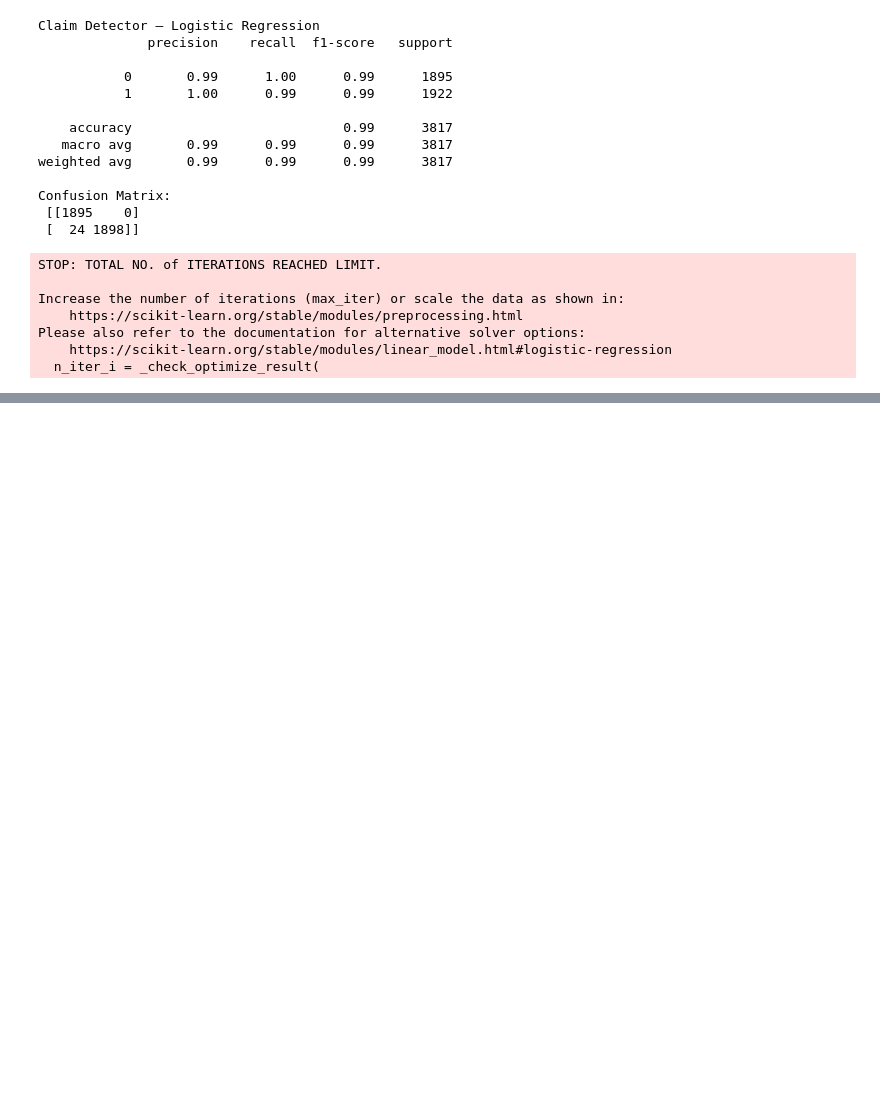
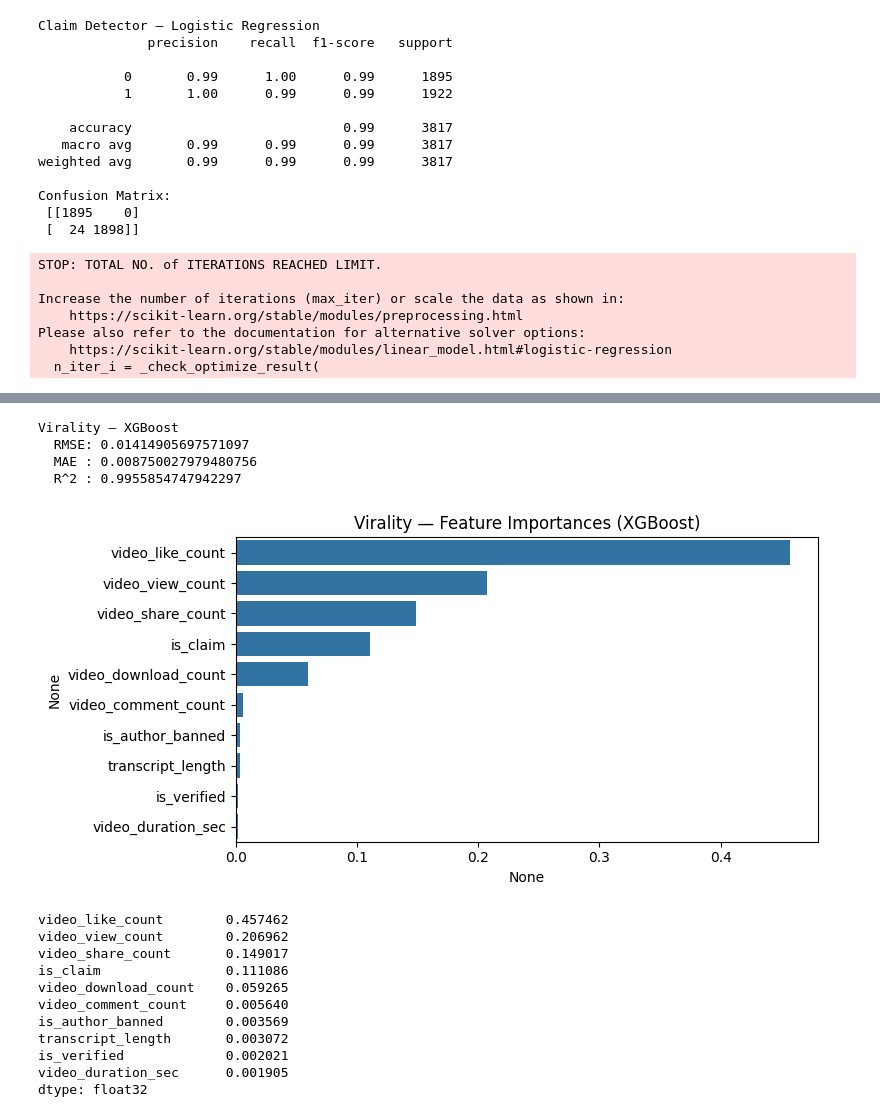
Before and after one commit to KrishaVeera/CreatorPilot, a Jupyter notebook: Tiktok_Model.ipynb, the cells around one changed output, grey strips where cells are left out. Saved outputs shown, nothing was run; the diff lists cells and outputs as text; code cells hidden in the pictures; blank space fills up the shorter version.

```diff
--- a/Tiktok_Model.ipynb
+++ b/Tiktok_Model.ipynb
@@ -661,0 +840,46 @@ Note: this task is probably very easy — maybe “opinion” rows have distinct
+# %%
+# -------------------------------
+# 1) Virality — XGBRegressor
+# -------------------------------
+xgb_reg = XGBRegressor(
+    n_estimators=500,
+    max_depth=6,
+    learning_rate=0.05,
+    subsample=0.8,
+    colsample_bytree=0.8,
+    random_state=42,
+    n_jobs=-1,
+    reg_lambda=1.0,
+    tree_method="hist")
+xgb_reg.fit(X_reg_train, y_reg_train)
+y_reg_pred_xgb = xgb_reg.predict(X_reg_test)
+
+print("Virality — XGBoost")
+print("  RMSE:", mean_squared_error(y_reg_test, y_reg_pred_xgb, squared=False))
+print("  MAE :", mean_absolute_error(y_reg_test, y_reg_pred_xgb))
+print("  R^2 :", r2_score(y_reg_test, y_reg_pred_xgb))
+
+# Feature importance
+imp_reg = pd.Series(xgb_reg.feature_importances_, index=X_reg_train.columns).sort_values(ascending=False)
+plt.figure(figsize=(8,4))
+sns.barplot(x=imp_reg, y=imp_reg.index)
+plt.title("Virality — Feature Importances (XGBoost)")
+plt.tight_layout(); plt.show()
+print(imp_reg)
+# %% [output]
+Virality — XGBoost
+  RMSE: 0.01414905697571097
+  MAE : 0.008750027979480756
+  R^2 : 0.9955854747942297
+[figure, added]
+video_like_count        0.457462
+video_view_count        0.206962
+video_share_count       0.149017
+is_claim                0.111086
+video_download_count    0.059265
+video_comment_count     0.005640
+is_author_banned        0.003569
+transcript_length       0.003072
+is_verified             0.002021
+video_duration_sec      0.001905
+dtype: float32
```
Also changed, not shown: parts of 26 cells of this notebook.
